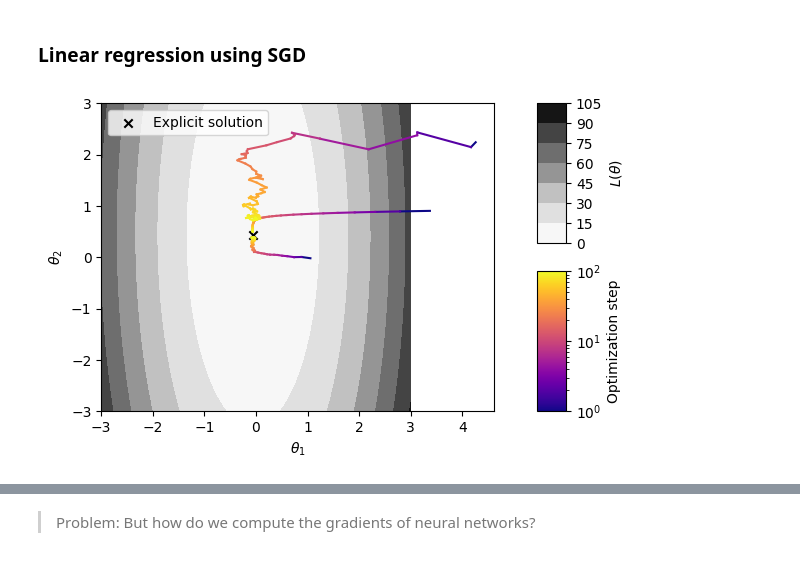
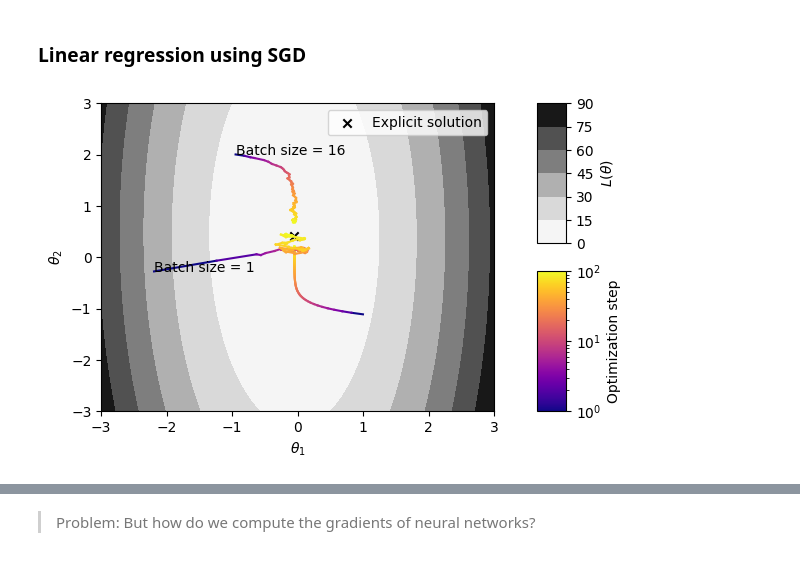
Before and after one commit to simonpf/at652, a Jupyter notebook: notebooks/introduction.ipynb, the cells around one changed output, grey strips where cells are left out. Cells and saved outputs as stored; diff of their text form; code cells hidden in the pictures.

```diff
--- a/notebooks/introduction.ipynb
+++ b/notebooks/introduction.ipynb
@@ -208,7 +212,7 @@ def gradient_descent(
         list of all previous optimization steps.
     """
     # Start with random parameter vector
-    theta_i = np.random.normal((2, 1))
+    theta_i = np.random.normal(size=2)
     steps = []
     for _ in range(n_steps):
         steps.append(theta_i)
@@ -256,7 +260,7 @@ def stochastic_gradient_descent(
         list of all previous optimization steps.
     """
     # Start with random parameter vector
-    theta_i = np.random.normal((2, 1))
+    theta_i = np.random.normal(size=2)
     steps = [theta_i]
     for _ in range(n_steps):
         batch_indices = np.random.choice(x_and_1.shape[0], size=batch_size)
@@ -268,14 +272,14 @@ def stochastic_gradient_descent(
 # %%
 from at652.chapter_1 import plot_optimization_steps
 
 theta_opt, steps_sgd_1 = stochastic_gradient_descent(dl_dtheta, 100, 1)
 theta_opt, steps_sgd_16 = stochastic_gradient_descent(dl_dtheta, 100, 16)
 fig, ax, cax = plot_loss_landscape(theta_grid, loss_grid, theta_true=theta, split_cb=True)
 plot_optimization_steps(ax, steps_gd, cax=cax, label_end_points=False)
-plot_optimization_steps(ax, steps_sgd_1, cax=cax, label_end_points=False)
-plot_optimization_steps(ax, steps_sgd_16, cax=cax, label_end_points=False)
+plot_optimization_steps(ax, steps_sgd_1, cax=cax, label_end_points=False, label="Batch size = 1")
+plot_optimization_steps(ax, steps_sgd_16, cax=cax, label_end_points=False, label="Batch size = 16")
 # %% [output]
-[figure, old version]
+[figure, new version]
 # %% [markdown]
 ### Neural networks
 
```
Also changed, not shown: parts of 6 cells of this notebook, 5 other files.
